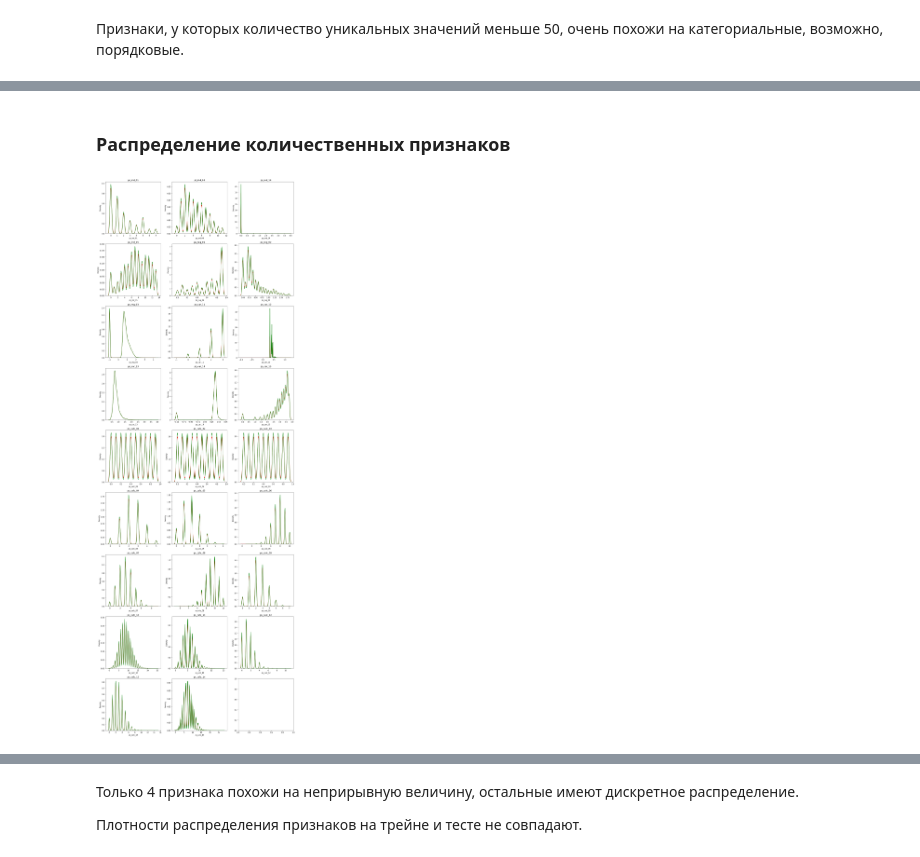
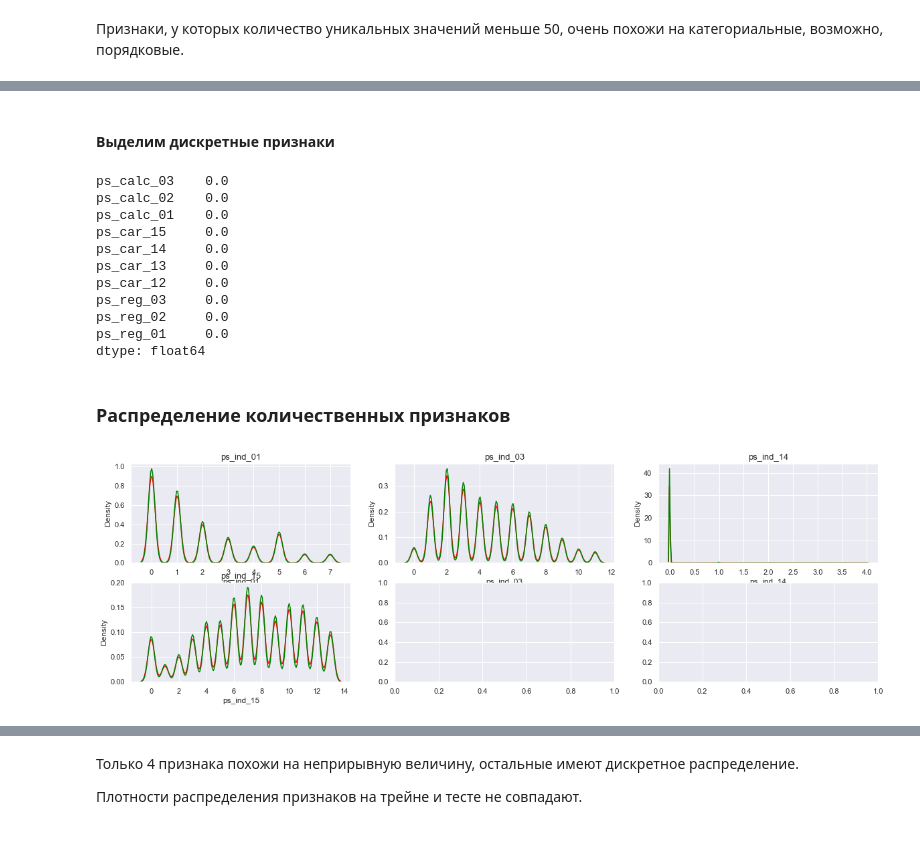
Before and after one commit to annulet/porto_seguro, a Jupyter notebook: porto_seguro.ipynb, the cells around one changed output, grey strips where cells are left out. Drawn from its saved outputs; the diff is of its cells as text; code cells hidden in the pictures.

```diff
--- a/porto_seguro.ipynb
+++ b/porto_seguro.ipynb
@@ -155,16 +166,16 @@ dtype: int64
 # %% [markdown]
 #### Сравнение основных статистик обучающей и тестовой выборок
 # %%
-plt.figure(figsize=(20,300))
+# plt.figure(figsize=(20,300))
 
-for num, feature in enumerate(category_features):
-    plt.subplot(50,4,num+1)
-    plt.title(feature)
+# for num, feature in enumerate(category_features):
+#     plt.subplot(50,4,num+1)
+#     plt.title(feature)
 
-    train_stat = train_df[feature].describe().drop('count', axis=0)
-    test_stat = test_df[feature].describe().drop('count', axis=0)
+#     train_stat = train_df[feature].describe().drop('count', axis=0)
+#     test_stat = test_df[feature].describe().drop('count', axis=0)
 
-    sns.barplot(x=train_stat.index, y=train_stat.values, alpha=0.6, color='r')
-    sns.barplot(x=test_stat.index, y=test_stat.values, alpha=0.3, color='b')
+#     sns.barplot(x=train_stat.index, y=train_stat.values, alpha=0.6, color='r')
+#     sns.barplot(x=test_stat.index, y=test_stat.values, alpha=0.3, color='b')
 
-plt.show()
+# plt.show()
@@ -199,16 +215,16 @@ dtype: int64
 # %% [markdown]
 #### Сравнение основных статистик обучающей и тестовой выборок
 # %%
-plt.figure(figsize=(20,300))
+# plt.figure(figsize=(20,300))
 
-for num, feature in enumerate(binary_features):
-    plt.subplot(50,4,num+1)
-    plt.title(feature)
+# for num, feature in enumerate(binary_features):
+#     plt.subplot(50,4,num+1)
+#     plt.title(feature)
 
-    train_stat = train_df[feature].describe().drop('count', axis=0)
-    test_stat = test_df[feature].describe().drop('count', axis=0)
+#     train_stat = train_df[feature].describe().drop('count', axis=0)
+#     test_stat = test_df[feature].describe().drop('count', axis=0)
 
-    sns.barplot(x=train_stat.index, y=train_stat.values, alpha=0.6, color='r')
-    sns.barplot(x=test_stat.index, y=test_stat.values, alpha=0.3, color='b')
+#     sns.barplot(x=train_stat.index, y=train_stat.values, alpha=0.6, color='r')
+#     sns.barplot(x=test_stat.index, y=test_stat.values, alpha=0.3, color='b')
 
-plt.show()
+# plt.show()
@@ -224,4 +242,7 @@ plt.show()
 numeric_features = [col for col in train_df.columns if col not in (
     train_df.filter(like='cat').columns.tolist() + train_df.filter(like='bin').columns.tolist() + ['id', 'target'])]
 # %%
-train_df[numeric_features].head(2)
+numeric_features_ind = train_df[numeric_features].filter(like='ind').columns.tolist()
+numeric_features_reg = train_df[numeric_features].filter(like='reg').columns.tolist()
+numeric_features_calc = train_df[numeric_features].filter(like='calc').columns.tolist()
+numeric_features_car = train_df[numeric_features].filter(like='car').columns.tolist()
@@ -293,0 +293,2 @@ discrete = [
+# %% [markdown]
+#### Выделим дискретные признаки
@@ -293,0 +297,16 @@ discrete = [
+# %%
+round((
+    len(train_df[float_features]) - train_df[float_features].count()) /
+    len(train_df[float_features]) * 100, 2).sort_values(ascending=False)
+# %% [output]
+ps_calc_03    0.0
+ps_calc_02    0.0
+ps_calc_01    0.0
+ps_car_15     0.0
+ps_car_14     0.0
+ps_car_13     0.0
+ps_car_12     0.0
+ps_reg_03     0.0
+ps_reg_02     0.0
+ps_reg_01     0.0
+dtype: float64
@@ -294,12 +326,12 @@ discrete = [
 # %% [markdown]
 ### Распределение количественных признаков
 # %%
-fig, axes = plt.subplots(9, 3, figsize=(20, 60))
+fig, axes = plt.subplots(2, 3, figsize=(20, 6))
 
-for num, feature in enumerate(numeric_features):
+for num, feature in enumerate(numeric_features_ind):
     sns.kdeplot(train_df[feature], ax=axes[num//3, num%3], color="red", label="train")
     sns.kdeplot(test_df[feature], ax=axes[num//3, num%3], color="green", label="test")
     axes[num//3, num%3].set_title(feature, fontsize=13)
 plt.show()
 # %% [output]
-[figure, old version]
+[figure, new version]
```
Also changed, not shown: parts of 62 cells of this notebook.
